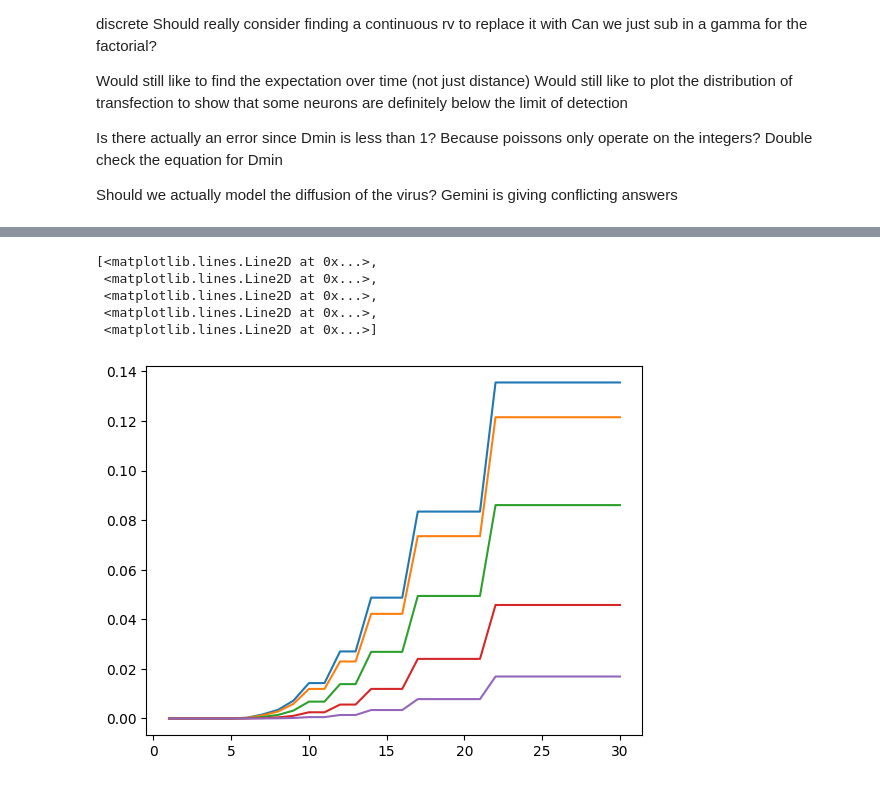
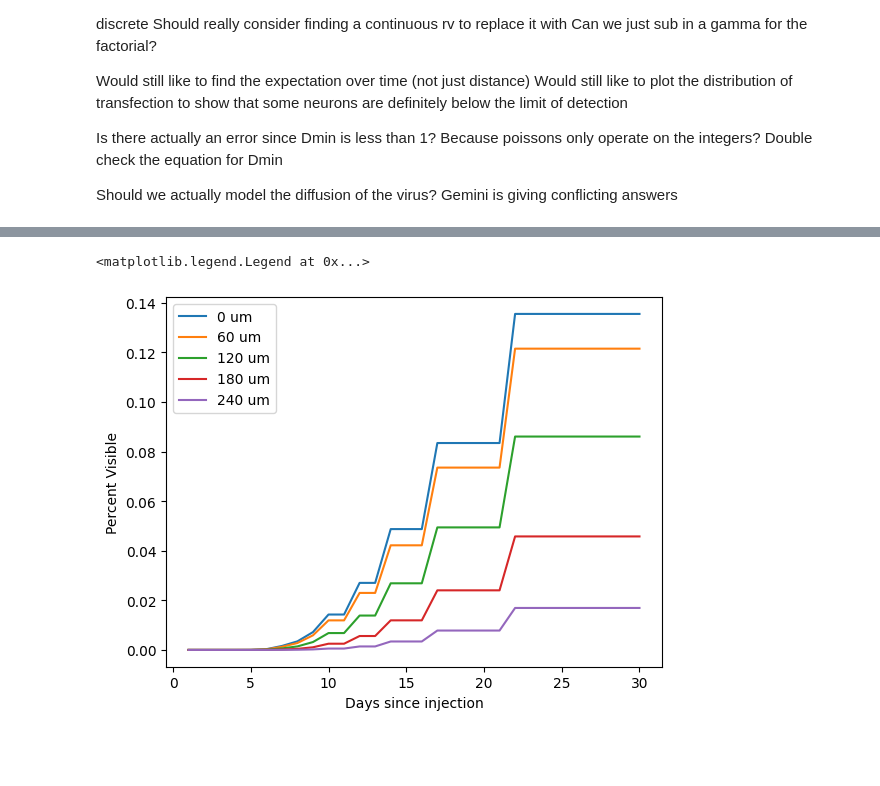
Before and after one commit to kroumov/SpineDetect, a Jupyter notebook: david/rockfish/generate_task_list.ipynb, the cells around one changed output, grey strips where cells are left out. Drawn from its saved outputs; the diff is of its cells as text; code cells hidden in the pictures; blank space fills up the shorter version.

```diff
--- a/david/rockfish/generate_task_list.ipynb
+++ b/david/rockfish/generate_task_list.ipynb
@@ -201,14 +215,14 @@ plt.show()
 # %%
 fig, ax = plt.subplots()
 r_test = np.arange(0, len(r), len(r)/5, dtype=np.int32)
 ax.plot(t/24, results[:,r_test])
+
+ax.set_xlabel('Days since injection')
+ax.set_ylabel('Percent Visible')
+ax.legend(labels=list(map(lambda rr: f'{rr:.0f} um', r_test/10)))
 # %% [output]
-[<matplotlib.lines.Line2D at 0x...>,
- <matplotlib.lines.Line2D at 0x...>,
- <matplotlib.lines.Line2D at 0x...>,
- <matplotlib.lines.Line2D at 0x...>,
- <matplotlib.lines.Line2D at 0x...>]
+<matplotlib.legend.Legend at 0x...>
-[figure, old version]
+[figure, new version]
 # %%
 import json
 
```
Also changed, not shown: parts of 3 cells of this notebook, 5 other files.
